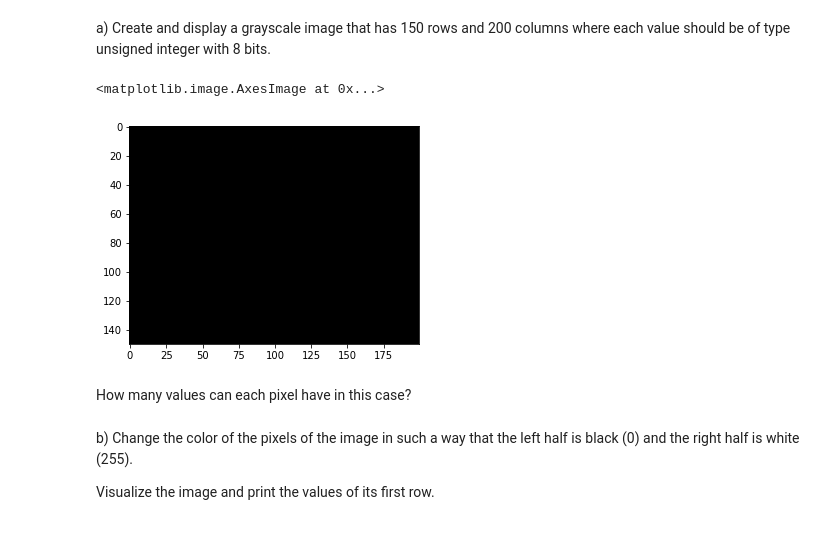
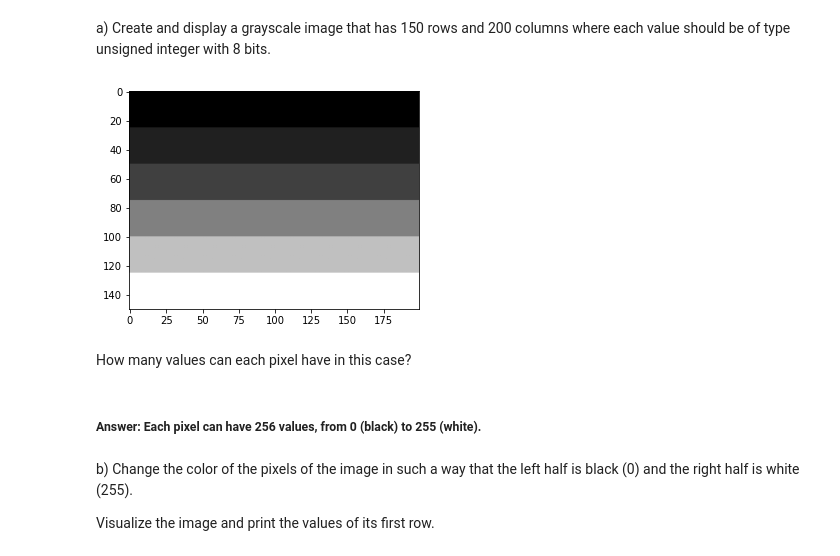
Before and after one commit to laurentiuNedelcu/va-laboratori, a Jupyter notebook: Laboratory 1 Image processing with skimage-20201001/p1_2020_2021.ipynb, the cells around one changed output. Drawn from its saved outputs; the diff is of its cells as text; code cells hidden in the pictures.

```diff
--- a/Laboratory 1 Image processing with skimage-20201001/p1_2020_2021.ipynb
+++ b/Laboratory 1 Image processing with skimage-20201001/p1_2020_2021.ipynb
@@ -35,12 +35,21 @@ The most common examples are:
 * RGB Image: color images consisting of 3 matrices (usually called 'channels'), which contain intensity values for each color separately R (red), G (green) and B (blue).
 # %% [markdown]
 a) Create and display a grayscale image that has 150 rows and 200 columns where each value should be of type unsigned integer with 8 bits.
-# %%
-#Your solution
-image = np.zeros((150,200), dtype=np.uint8)
-plt.imshow(image, cmap='gray')
-# %% [output]
-<matplotlib.image.AxesImage at 0x...>
-[figure, removed]
+# %%
+# We create a matrix with 150 rows and 200 columns
+image = np.zeros((150,200), dtype=np.uint8)
+
+# Personalizing the grayscale image
+image[25:,] = 25
+image[50:,] = 50
+image[75:,] = 100
+image[100:,] = 150
+image[125:,] = 200
+
+# Display image
+plt.imshow(image, cmap='gray')
+plt.show()
+# %% [output]
+[figure, added]
 # %% [markdown]
 How many values can each pixel have in this case?
@@ -50,3 +56,5 @@ How many values can each pixel have in this case?
+# %% [markdown]
+##### Answer: Each pixel can have 256 values, from 0 (black) to 255 (white).
 # %% [markdown]
 b) Change the color of the pixels of the image in such a way that the left half is black (0) and the right half is white (255).
 
```
Also changed, not shown: parts of 24 cells of this notebook.
